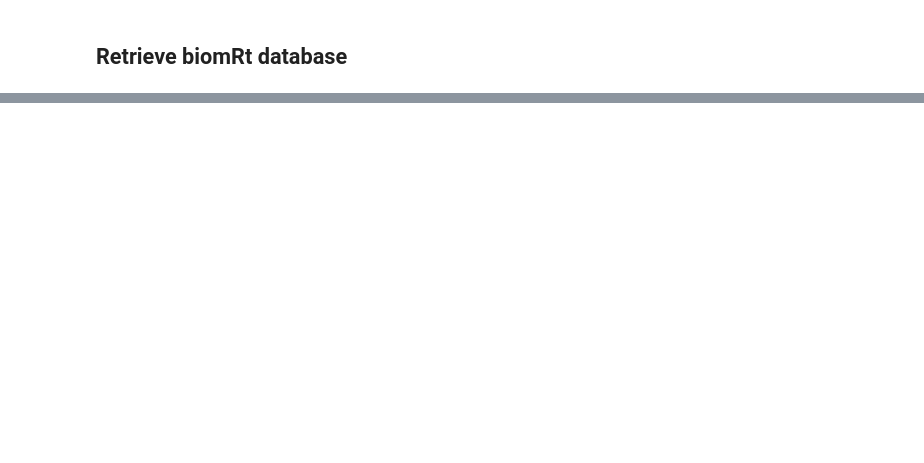
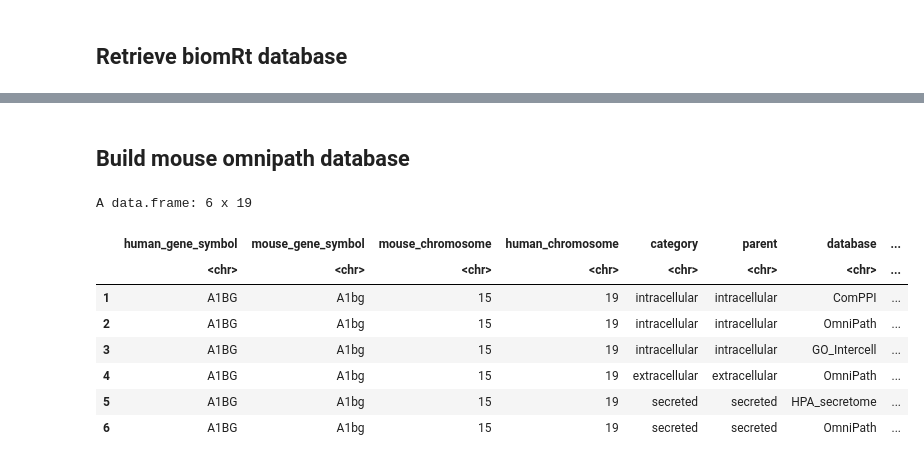
Before and after one commit to hungms/annotatepip, a Jupyter notebook: vignette/references.ipynb, the cells around one changed output, grey strips where cells are left out. Saved outputs shown, nothing was run; the diff lists cells and outputs as text; code cells hidden in the pictures; blank space fills up the shorter version.

```diff
--- a/vignette/references.ipynb
+++ b/vignette/references.ipynb
@@ -97,0 +146,22 @@ write.table(omnipathdb, "inst/extdata/release-105_omnipathdb.tsv", col.names = T
+# %% [markdown]
+## Build mouse omnipath database
+# %%
+mouse.omnipath.db <- import_omnipath_intercell(organism = 10090)
+##
+mouse.omnipath.db <- mouse.omnipath.db %>%
+    mutate(
+        human_gene_symbol =  genesymbol,
+        database_cs = ifelse(str_detect(database, "UniProt"), "UniProt", database)) %>%
+    merge(biomart_dict, ., by = "human_gene_symbol", all = F) %>%
+    dplyr::select(-c("genesymbol"))
+mouse.omnipath.db %>% head(.)
+# %% [output]
+A data.frame: 6 x 19
+|  | human_gene_symbol | mouse_gene_symbol | mouse_chromosome | human_chromosome | category | parent | database | ... |
+|  | <chr> | <chr> | <chr> | <chr> | <chr> | <chr> | <chr> | ... |
+| 1 | A1BG | A1bg | 15 | 19 | intracellular | intracellular | ComPPI | ... |
+| 2 | A1BG | A1bg | 15 | 19 | intracellular | intracellular | OmniPath | ... |
+| 3 | A1BG | A1bg | 15 | 19 | intracellular | intracellular | GO_Intercell | ... |
+| 4 | A1BG | A1bg | 15 | 19 | extracellular | extracellular | OmniPath | ... |
+| 5 | A1BG | A1bg | 15 | 19 | secreted | secreted | HPA_secretome | ... |
+| 6 | A1BG | A1bg | 15 | 19 | secreted | secreted | OmniPath | ... |
```
Also changed, not shown: parts of 21 cells of this notebook, 8 other files.
